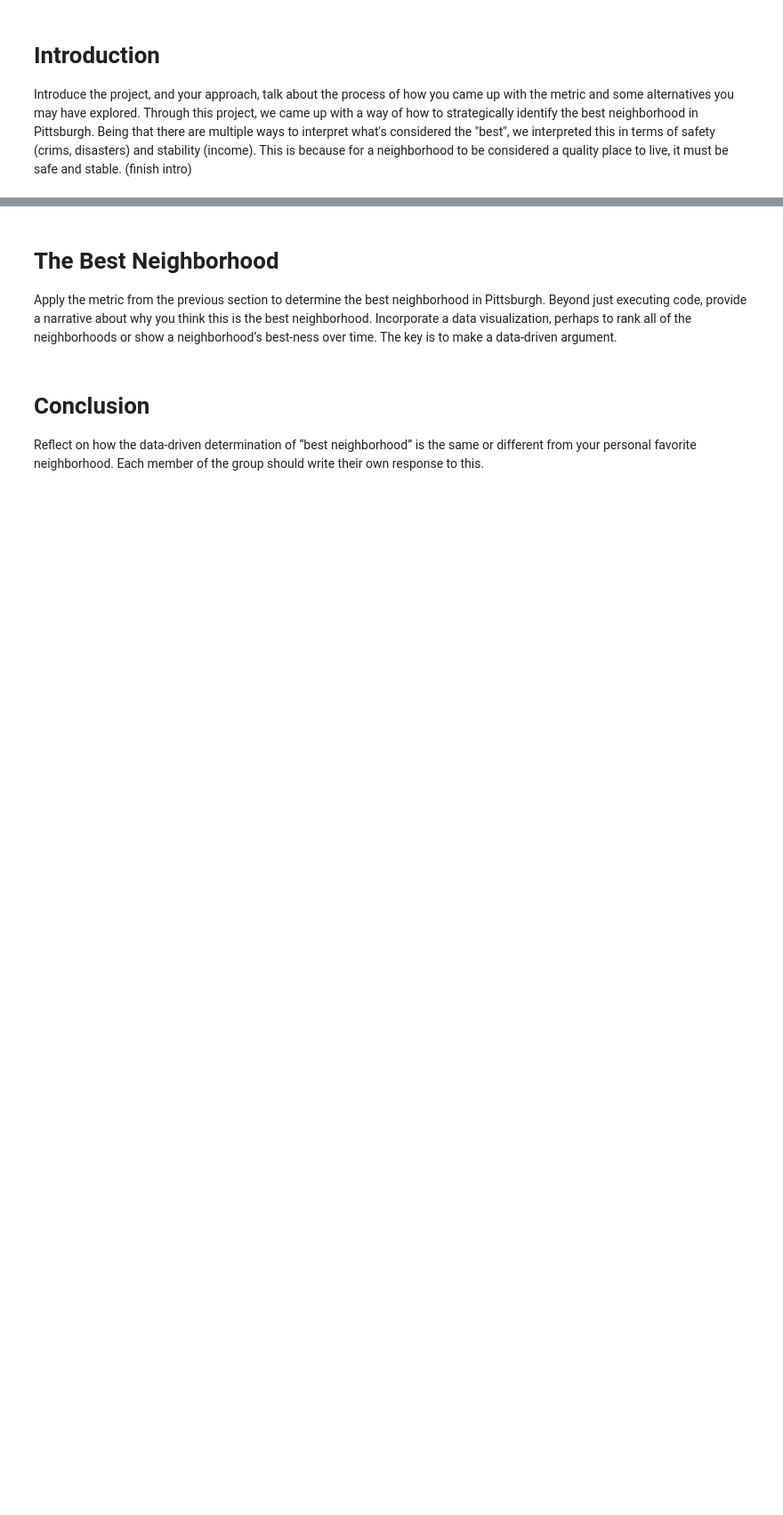
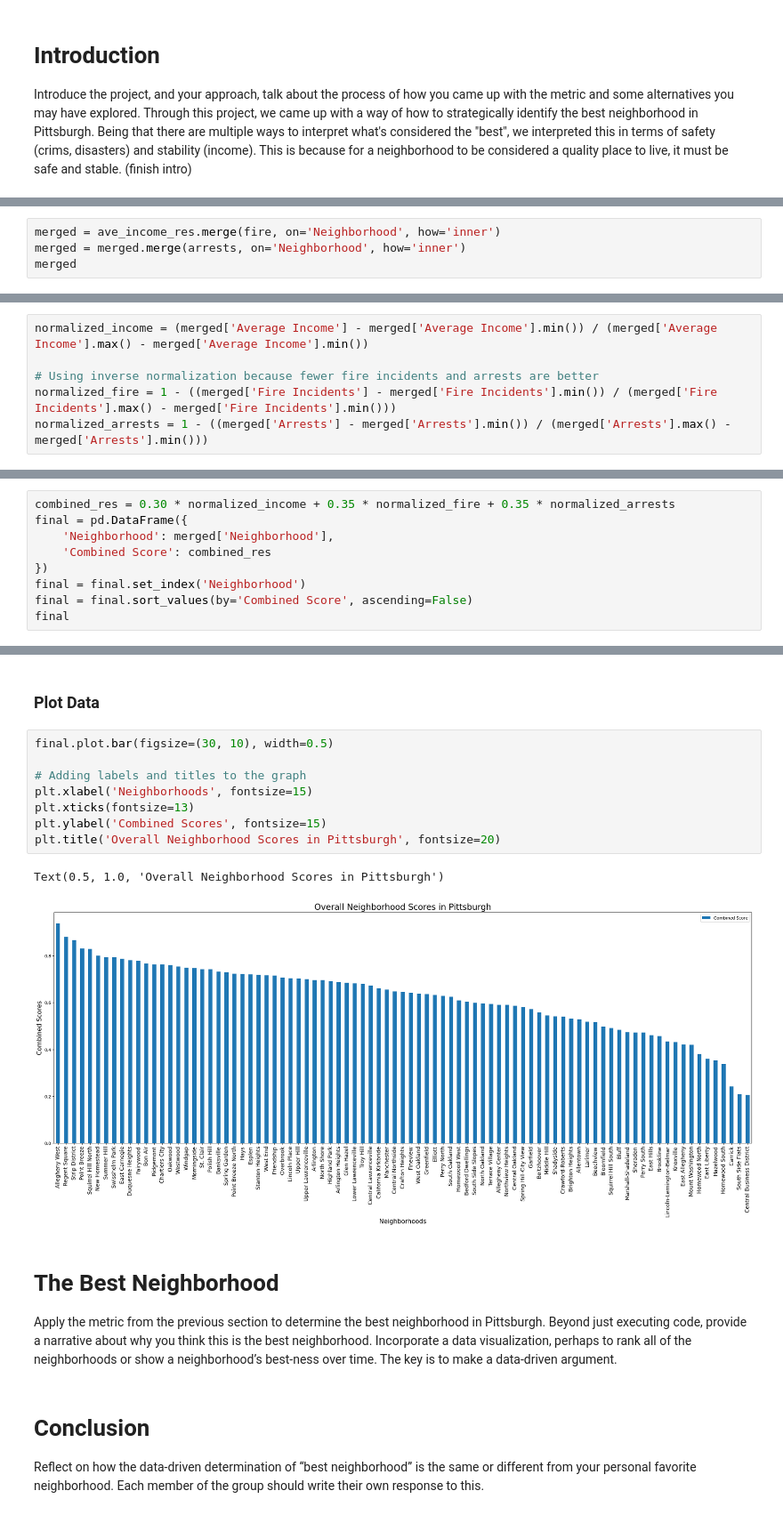
Before and after one commit to stanleytengg/CMPINF0010-Final-Project, a Jupyter notebook: Final.ipynb, the cells around one changed output, grey strips where cells are left out. Shown at 89% size. Cells and saved outputs as stored; diff of their text form; blank space fills up the shorter version.

```diff
--- a/Final.ipynb
+++ b/Final.ipynb
@@ -264,0 +359,4 @@ Text(0.5, 1.0, 'Average Income by Neighborhood with Margin of Error')
+# %%
+merged = ave_income_res.merge(fire, on='Neighborhood', how='inner')
+merged = merged.merge(arrests, on='Neighborhood', how='inner')
+merged
@@ -264,0 +383,6 @@ Text(0.5, 1.0, 'Average Income by Neighborhood with Margin of Error')
+# %%
+normalized_income = (merged['Average Income'] - merged['Average Income'].min()) / (merged['Average Income'].max() - merged['Average Income'].min())
+
+# Using inverse normalization because fewer fire incidents and arrests are better
+normalized_fire = 1 - ((merged['Fire Incidents'] - merged['Fire Incidents'].min()) / (merged['Fire Incidents'].max() - merged['Fire Incidents'].min()))
+normalized_arrests = 1 - ((merged['Arrests'] - merged['Arrests'].min()) / (merged['Arrests'].max() - merged['Arrests'].min()))
@@ -264,0 +398,9 @@ Text(0.5, 1.0, 'Average Income by Neighborhood with Margin of Error')
+# %%
+combined_res = 0.30 * normalized_income + 0.35 * normalized_fire + 0.35 * normalized_arrests
+final = pd.DataFrame({
+    'Neighborhood': merged['Neighborhood'],
+    'Combined Score': combined_res
+})
+final = final.set_index('Neighborhood')
+final = final.sort_values(by='Combined Score', ascending=False)
+final
@@ -265,3 +422,16 @@ Text(0.5, 1.0, 'Average Income by Neighborhood with Margin of Error')
+# %% [markdown]
+### Plot Data
+# %%
+final.plot.bar(figsize=(30, 10), width=0.5)
+
+# Adding labels and titles to the graph
+plt.xlabel('Neighborhoods', fontsize=15)
+plt.xticks(fontsize=13)
+plt.ylabel('Combined Scores', fontsize=15)
+plt.title('Overall Neighborhood Scores in Pittsburgh', fontsize=20)
+# %% [output]
+Text(0.5, 1.0, 'Overall Neighborhood Scores in Pittsburgh')
+[figure, added]
 # %% [markdown]
 # The Best Neighborhood
 Apply the metric from the previous section to determine the best neighborhood in Pittsburgh. Beyond just executing code, provide a narrative about why you think this is the best neighborhood. Incorporate a data visualization, perhaps to rank all of the neighborhoods or show a neighborhood’s best-ness over time. The key is to make a data-driven argument.
```
Also changed, not shown: parts of 38 cells of this notebook.
